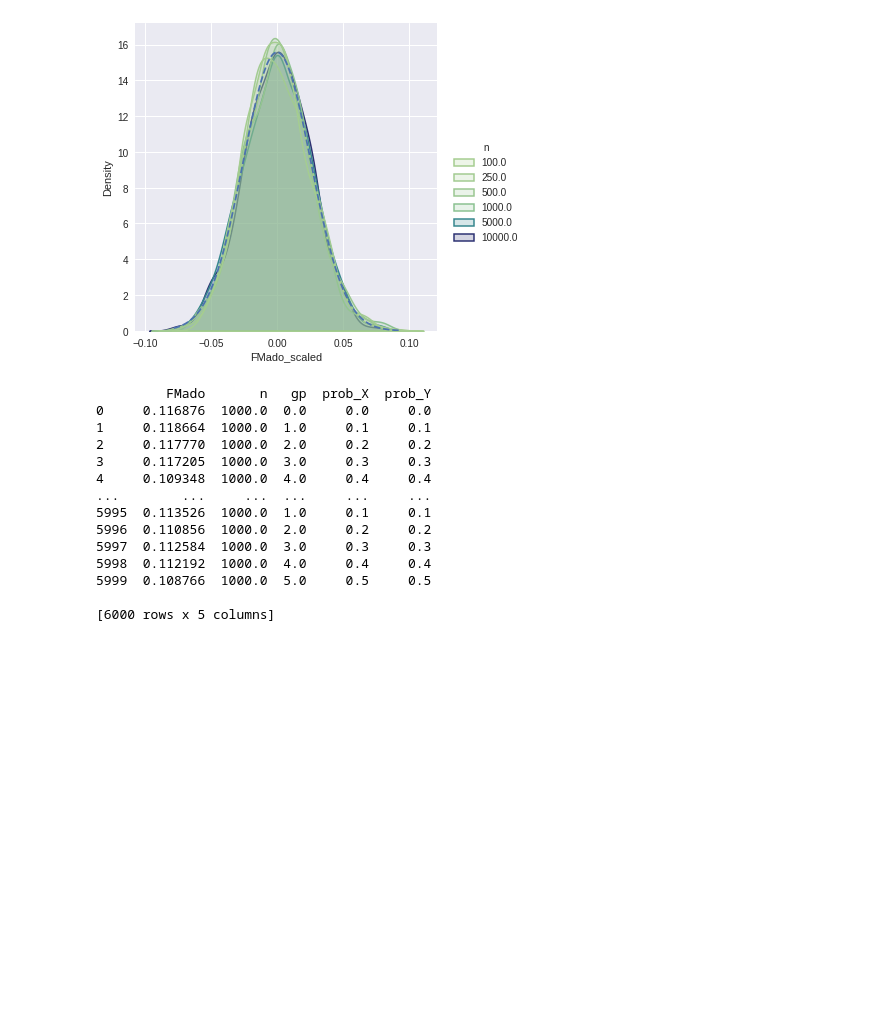
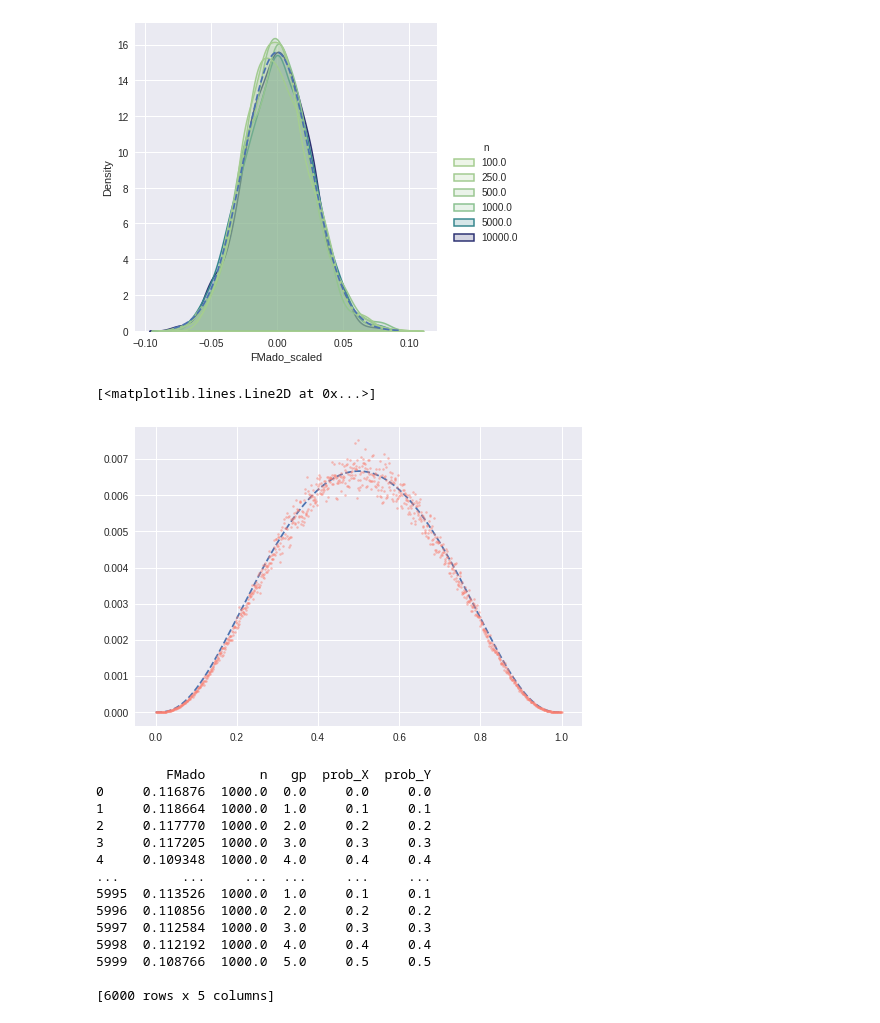
Before and after one commit to Aleboul/LJAD, a Jupyter notebook: FMadogram/FMadogram.ipynb, the cells around one changed output. Saved outputs shown, nothing was run; the diff lists cells and outputs as text; code cells hidden in the pictures; blank space fills up the shorter version.

```diff
--- a/FMadogram/FMadogram.ipynb
+++ b/FMadogram/FMadogram.ipynb
@@ -109,7 +109,7 @@ def simu(target):
 	"""
 	output = []
 
-	for k in tqdm(range(target['niter'])):
+	for k in range(target['niter']):
 		probs = []
 		FMado_store = np.zeros(len(target['n_sample']))
 		obs_all = target['simulation'](mean, cov, np.max(target['n_sample']))
@@ -203,6 +203,34 @@ plt.plot(x,gauss, linestyle = '--')
 plt.show()
 # %% [output]
 [figure]
+# %%
+target = {}
+
+target['niter'] = 1000
+target['simulation'] = np.random.multivariate_normal
+target['probs_missing'] = [0.0,0.0]
+target['n_sample'] = [100]
+
+mean = [0,0]
+cov = [[1000,0],[0,1000]]
+
+lmbds = np.linspace(0,1,1000)
+
+var_lambda = []
+for lmbd in tqdm(lmbds):
+  target['lambda'] = lmbd
+  output = simu(target)
+  df_FMado = pd.DataFrame(np.concatenate(output))
+  df_FMado.columns = ['FMado', 'n', 'gp', 'prob_X', 'prob_Y']
+  df_FMado['FMado_scaled'] = (df_FMado.FMado - df_FMado.groupby('n')['FMado'].transform('mean')) * np.sqrt(df_FMado.n)
+  output = df_FMado['FMado_scaled'] = df_FMado['FMado_scaled'].var()
+  var_lambda.append(output)
+# %%
+plt.plot(x, values, '--')
+plt.plot(lmbds, var_lambda, '.', markersize = 5, alpha = 0.5, color = 'salmon')
+# %% [output]
+[<matplotlib.lines.Line2D at 0x...>]
+[figure, added]
 # %%
 target = {}
 
```
